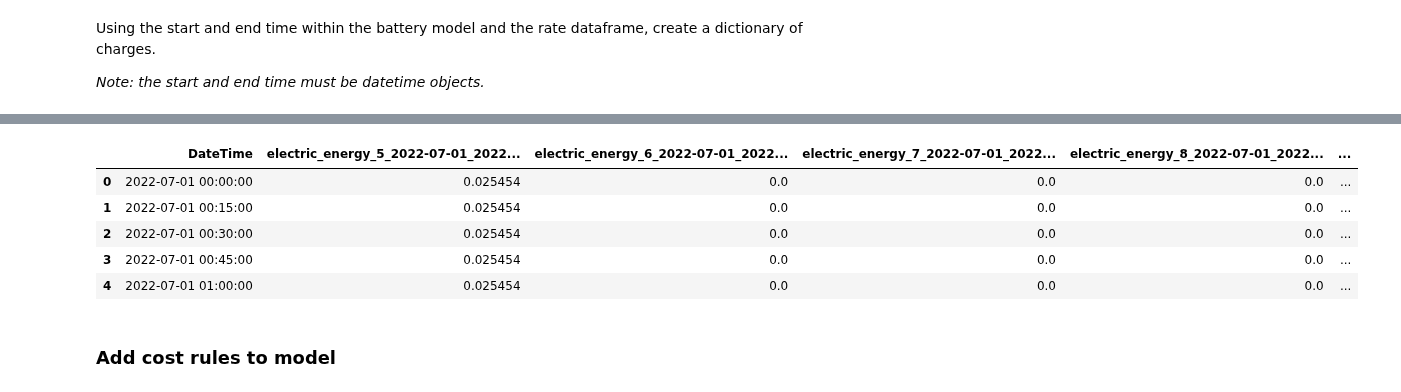
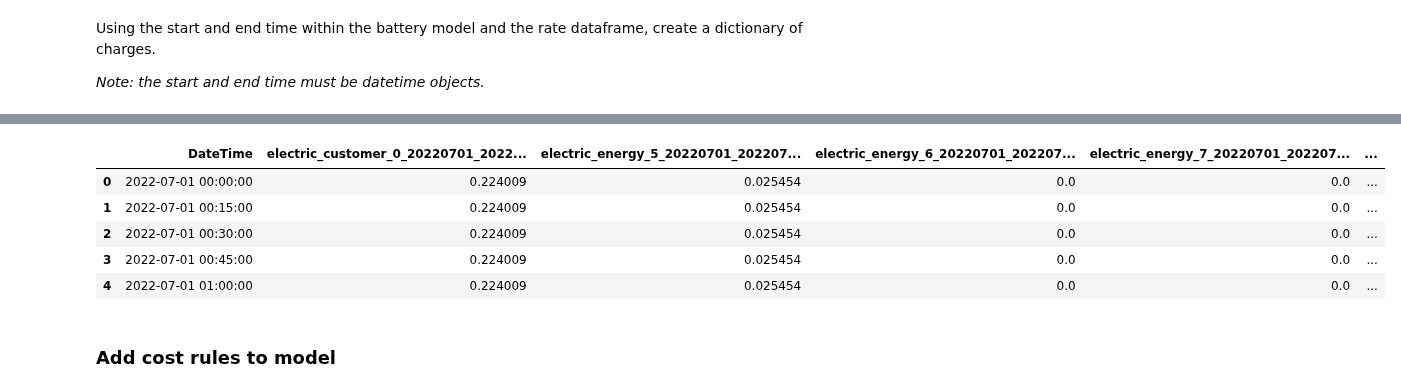
Before and after one commit to we3lab/eeco, a Jupyter notebook: examples/example_pyomo_jupyter.ipynb, the cells around one changed output, grey strips where cells are left out. Saved outputs shown, nothing was run; the diff lists cells and outputs as text; code cells hidden in the pictures.

```diff
--- a/examples/example_pyomo_jupyter.ipynb
+++ b/examples/example_pyomo_jupyter.ipynb
@@ -58,9 +58,9 @@ array([1012.91525217, 1014.42772696, 1026.82358787, 1046.97752679,
 # %% [markdown]
 Retrieve example tariff sheet contained in electric_emission_cost and read it as a dataframe
 # %%
-path_to_tariffsheet = "../electric_emission_cost/data/tariff.csv"
-rate_df = pd.read_csv(path_to_tariffsheet, sep=",")
-rate_df
+path_to_tariffsheet = "electric_emission_cost/data/tariff.csv"
+tariff_df = pd.read_csv(path_to_tariffsheet, sep=",")
+tariff_df
 # %% [output]
 |  | utility | type | assessed | period | basic_charge_limit (imperial) | basic_charge_limit (metric) | month_start | ... |
 | 0 | electric | customer | NaN | NaN | NaN | NaN | NaN | ... |
@@ -110,14 +110,14 @@ charge_dict
 # %%
 # this can also be done in a dataframe format that drops all the unnecessary columns
-charge_df = costs.get_charge_df(battery.start_dt, battery.end_dt, rate_df, )
+charge_df = costs.get_charge_df(battery.start_dt, battery.end_dt, tariff_df, )
 charge_df.head()
 # %% [output]
-|  | DateTime | electric_energy_5_2022-07-01_2022... | electric_energy_6_2022-07-01_2022... | electric_energy_7_2022-07-01_2022... | electric_energy_8_2022-07-01_2022... | ... |
-| 0 | 2022-07-01 00:00:00 | 0.025454 | 0.0 | 0.0 | 0.0 | ... |
-| 1 | 2022-07-01 00:15:00 | 0.025454 | 0.0 | 0.0 | 0.0 | ... |
-| 2 | 2022-07-01 00:30:00 | 0.025454 | 0.0 | 0.0 | 0.0 | ... |
-| 3 | 2022-07-01 00:45:00 | 0.025454 | 0.0 | 0.0 | 0.0 | ... |
-| 4 | 2022-07-01 01:00:00 | 0.025454 | 0.0 | 0.0 | 0.0 | ... |
+|  | DateTime | electric_customer_0_20220701_2022... | electric_energy_5_20220701_202207... | electric_energy_6_20220701_202207... | electric_energy_7_20220701_202207... | ... |
+| 0 | 2022-07-01 00:00:00 | 0.224009 | 0.025454 | 0.0 | 0.0 | ... |
+| 1 | 2022-07-01 00:15:00 | 0.224009 | 0.025454 | 0.0 | 0.0 | ... |
+| 2 | 2022-07-01 00:30:00 | 0.224009 | 0.025454 | 0.0 | 0.0 | ... |
+| 3 | 2022-07-01 00:45:00 | 0.224009 | 0.025454 | 0.0 | 0.0 | ... |
+| 4 | 2022-07-01 01:00:00 | 0.224009 | 0.025454 | 0.0 | 0.0 | ... |
 # %% [markdown]
 ### Add cost rules to model
 # %% [markdown]
```
Also changed, not shown: parts of 5 cells of this notebook, 8 other files.
